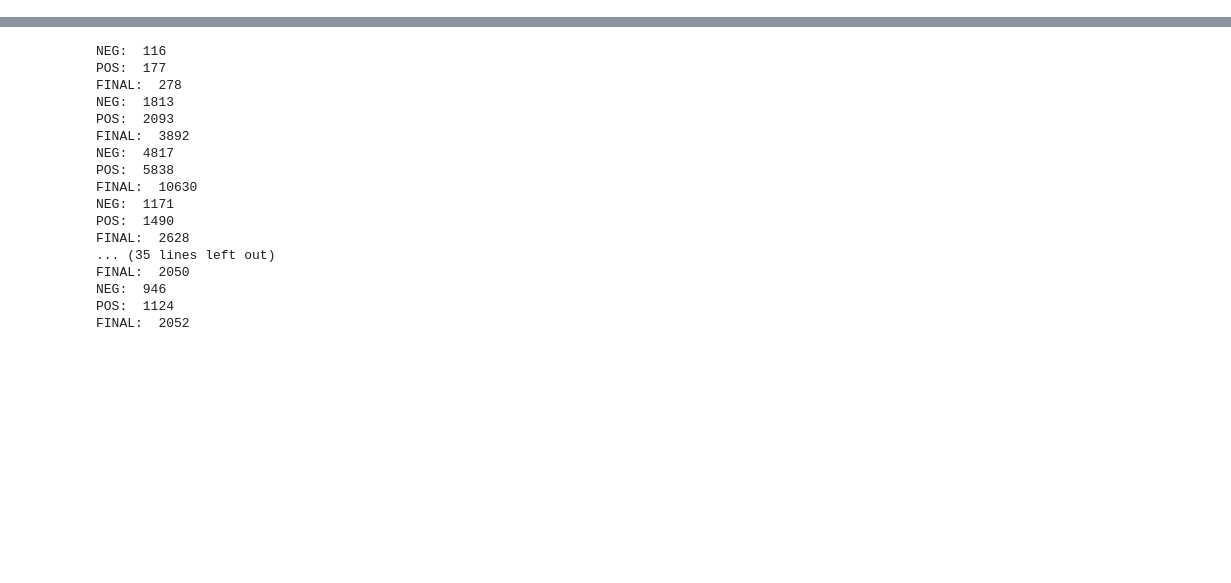
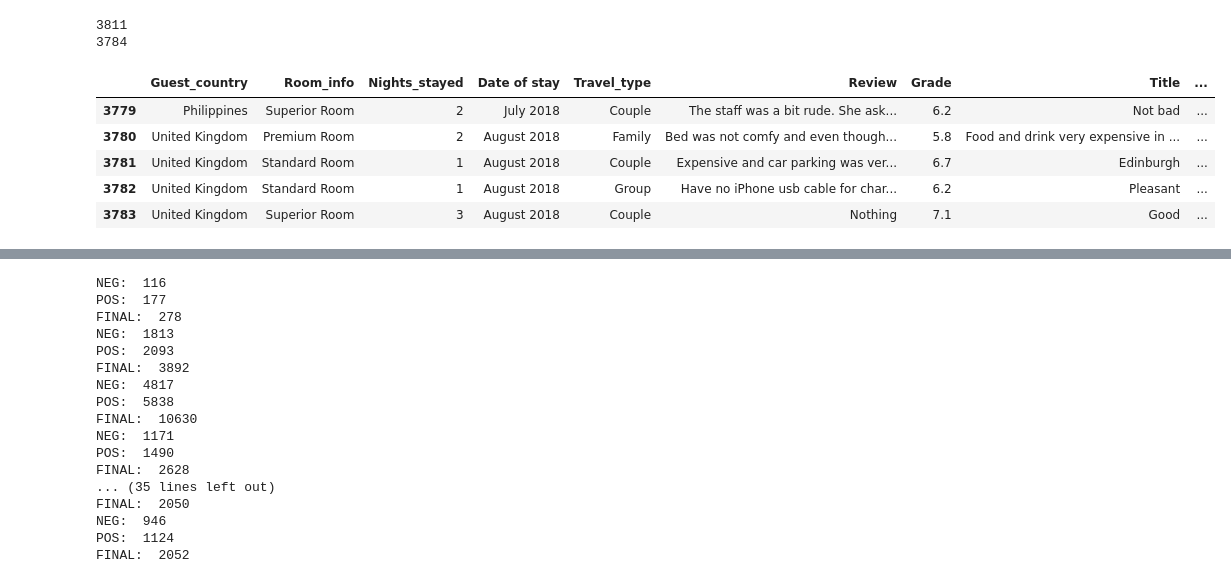
Before and after one commit to mitosHermanos/SIAP-NN, a Jupyter notebook: Untitled.ipynb, the cells around one changed output, grey strips where cells are left out. Cells and saved outputs as stored; diff of their text form; code cells hidden in the pictures; blank space fills up the shorter version.

```diff
--- a/Untitled.ipynb
+++ b/Untitled.ipynb
@@ -145,11 +168,20 @@ def clean(doc):
 # %%
 final_df = df_pos.append(df_neg, ignore_index=True)
 final_df.Review
 final_df['Facilities'] = ''
 print(len(final_df))
 final_df = final_df.drop_duplicates(keep='first', ignore_index=True)
 print(len(final_df))
-final_df.head()
+final_df.tail()
+# %% [output]
+3811
+3784
+|  | Guest_country | Room_info | Nights_stayed | Date of stay | Travel_type | Review | Grade | Title | ... |
+| 3779 | Philippines | Superior Room | 2 | July 2018 | Couple | The staff was a bit rude. She ask... | 6.2 | Not bad | ... |
+| 3780 | United Kingdom | Premium Room | 2 | August 2018 | Family | Bed was not comfy and even though... | 5.8 | Food and drink very expensive in ... | ... |
+| 3781 | United Kingdom | Standard Room | 1 | August 2018 | Couple | Expensive and car parking was ver... | 6.7 | Edinburgh | ... |
+| 3782 | United Kingdom | Standard Room | 1 | August 2018 | Group | Have no iPhone usb cable for char... | 6.2 | Pleasant | ... |
+| 3783 | United Kingdom | Superior Room | 3 | August 2018 | Couple | Nothing | 7.1 | Good | ... |
 # %%
 reviews = []
 print(len(final_df))
```
Also changed, not shown: parts of 17 cells of this notebook, 54 other files.
